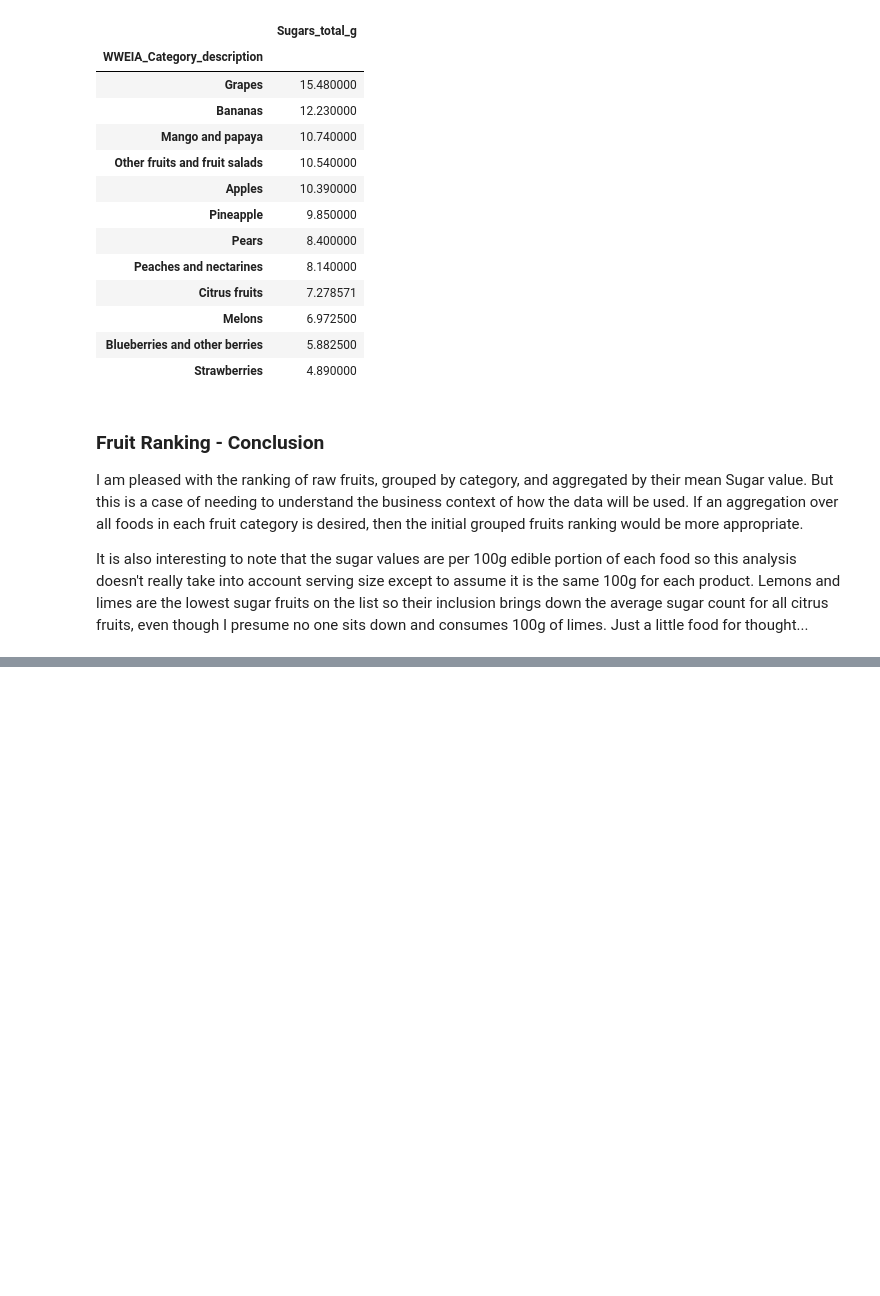
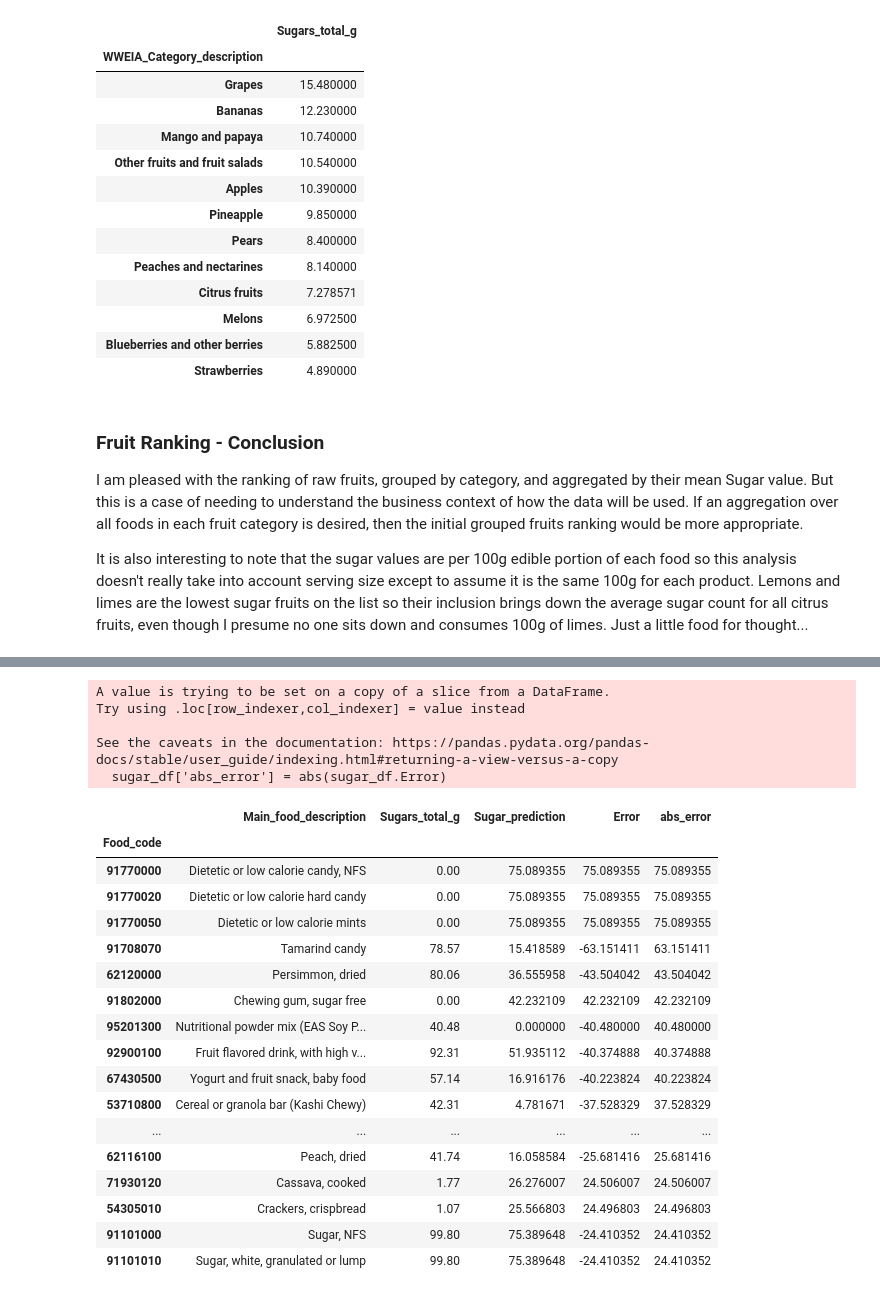
Before and after one commit to melodygr/food_data, a Jupyter notebook: WW Sugar Prediction.ipynb, the cells around one changed output, grey strips where cells are left out. Drawn from its saved outputs; the diff is of its cells as text; code cells hidden in the pictures; blank space fills up the shorter version.

```diff
--- a/WW Sugar Prediction.ipynb
+++ b/WW Sugar Prediction.ipynb
@@ -718,0 +842,3 @@ It is also interesting to note that the sugar values are per 100g edible portion
+# %%
+sugar_df = df[['Main_food_description', 'Sugars_total_g', 'Sugar_prediction']]
+sugar_df
@@ -718,0 +915,29 @@ It is also interesting to note that the sugar values are per 100g edible portion
+# %%
+sugar_df['abs_error'] = abs(sugar_df.Error)
+# %% [output]
+A value is trying to be set on a copy of a slice from a DataFrame.
+Try using .loc[row_indexer,col_indexer] = value instead
+
+See the caveats in the documentation: https://pandas.pydata.org/pandas-docs/stable/user_guide/indexing.html#returning-a-view-versus-a-copy
+  sugar_df['abs_error'] = abs(sugar_df.Error)
+# %%
+sugar_df.nlargest(20, 'abs_error', keep = 'all')
+# %% [output]
+|  | Main_food_description | Sugars_total_g | Sugar_prediction | Error | abs_error |
+| Food_code |  |  |  |  |  |
+| 91770000 | Dietetic or low calorie candy, NFS | 0.00 | 75.089355 | 75.089355 | 75.089355 |
+| 91770020 | Dietetic or low calorie hard candy | 0.00 | 75.089355 | 75.089355 | 75.089355 |
+| 91770050 | Dietetic or low calorie mints | 0.00 | 75.089355 | 75.089355 | 75.089355 |
+| 91708070 | Tamarind candy | 78.57 | 15.418589 | -63.151411 | 63.151411 |
+| 62120000 | Persimmon, dried | 80.06 | 36.555958 | -43.504042 | 43.504042 |
+| 91802000 | Chewing gum, sugar free | 0.00 | 42.232109 | 42.232109 | 42.232109 |
+| 95201300 | Nutritional powder mix (EAS Soy P... | 40.48 | 0.000000 | -40.480000 | 40.480000 |
+| 92900100 | Fruit flavored drink, with high v... | 92.31 | 51.935112 | -40.374888 | 40.374888 |
+| 67430500 | Yogurt and fruit snack, baby food | 57.14 | 16.916176 | -40.223824 | 40.223824 |
+| 53710800 | Cereal or granola bar (Kashi Chewy) | 42.31 | 4.781671 | -37.528329 | 37.528329 |
+| ... | ... | ... | ... | ... | ... |
+| 62116100 | Peach, dried | 41.74 | 16.058584 | -25.681416 | 25.681416 |
+| 71930120 | Cassava, cooked | 1.77 | 26.276007 | 24.506007 | 24.506007 |
+| 54305010 | Crackers, crispbread | 1.07 | 25.566803 | 24.496803 | 24.496803 |
+| 91101000 | Sugar, NFS | 99.80 | 75.389648 | -24.410352 | 24.410352 |
+| 91101010 | Sugar, white, granulated or lump | 99.80 | 75.389648 | -24.410352 | 24.410352 |
```
Also changed, not shown: parts of 23 cells of this notebook.
